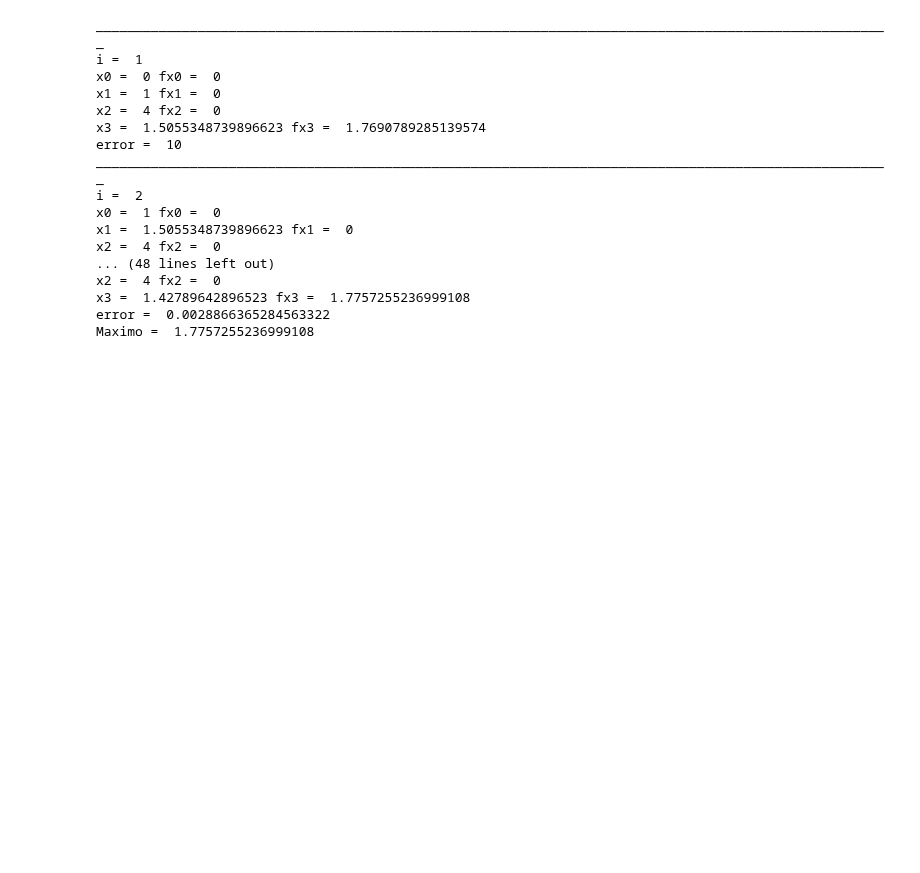
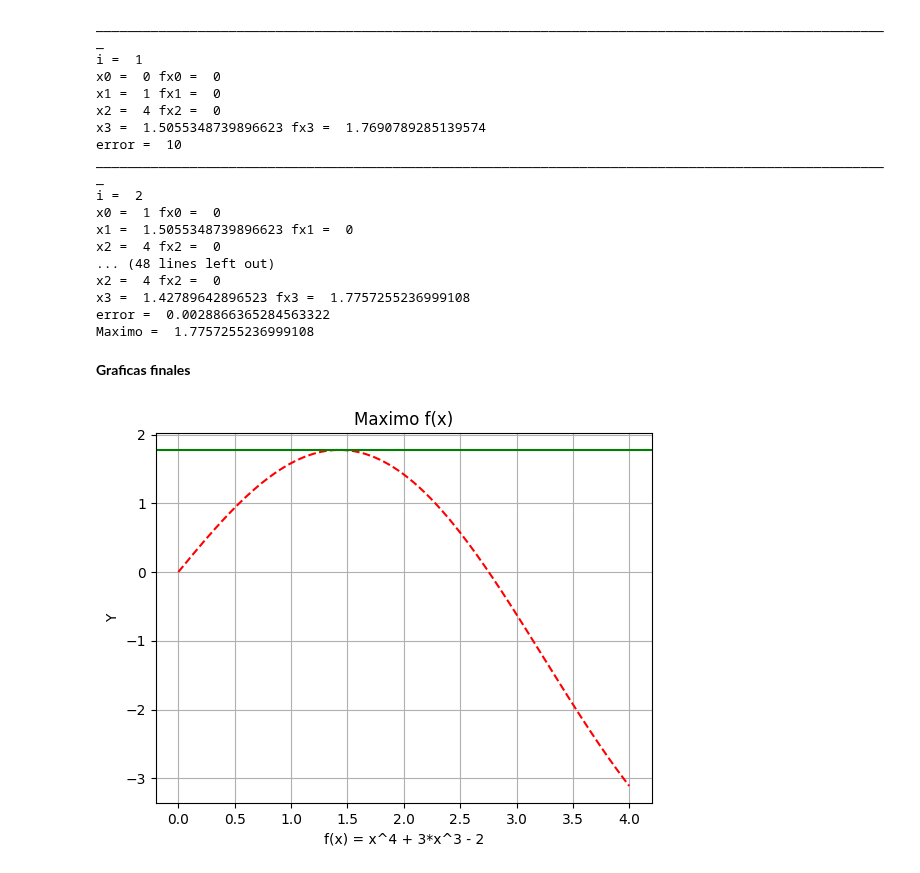
Before and after one commit to soyudea/Optimizacion, a Jupyter notebook: InterpolaciónCuadratica.ipynb, the cells around one changed output. Drawn from its saved outputs; the diff is of its cells as text; code cells hidden in the pictures; blank space fills up the shorter version.

```diff
--- a/InterpolaciónCuadratica.ipynb
+++ b/InterpolaciónCuadratica.ipynb
@@ -177,3 +184,21 @@ x2 =  4 fx2 =  0
 x3 =  1.42789642896523 fx3 =  1.7757255236999108
 error =  0.0028866365284563322
 Maximo =  1.7757255236999108
+# %% [markdown]
+**Graficas finales**
+# %%
+def graf_f_interpola_cuadra():
+  X = list(np.arange(x0, x2, error_interp))
+  Y=[(2*math.sin(x) -(x**2)/10) for x in X]
+
+  plt.title("Maximo f(x)")
+  plt.xlabel("f(x) = x^4 + 3*x^3 - 2")
+  plt.ylabel("Y")
+  plt.plot(X,Y, "r--")
+  plt.axhline(y=1.7757205228062285, xmin=0, color="g")
+  plt.grid()
+  plt.show()
+
+graf_f_interpola_cuadra()
+# %% [output]
+[figure, added]
```
Also changed, not shown: parts of 5 cells of this notebook.
